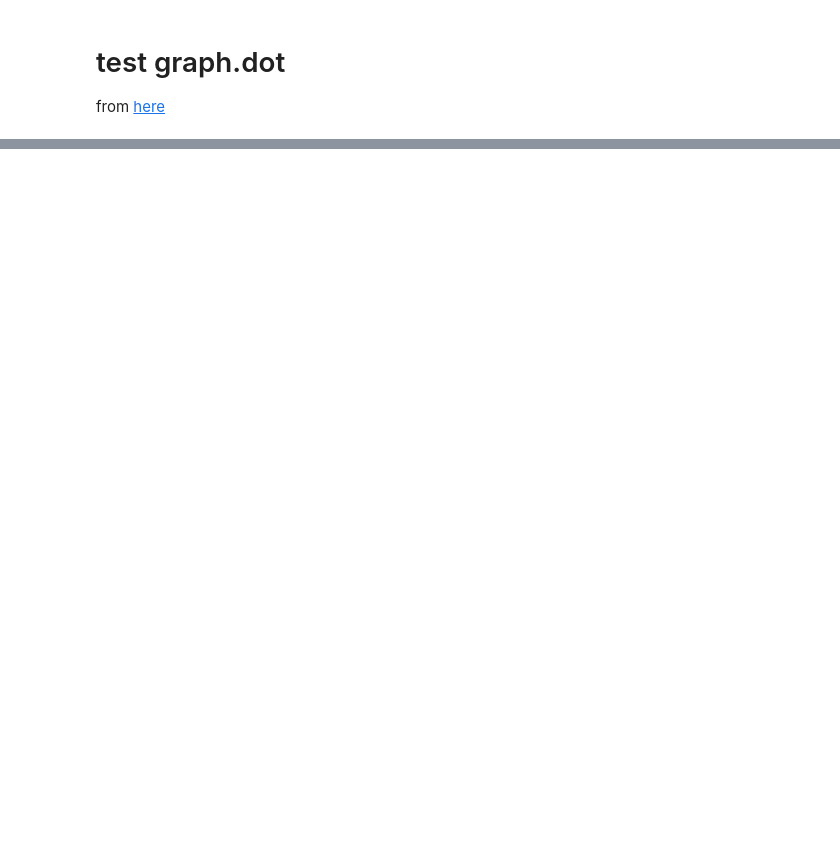
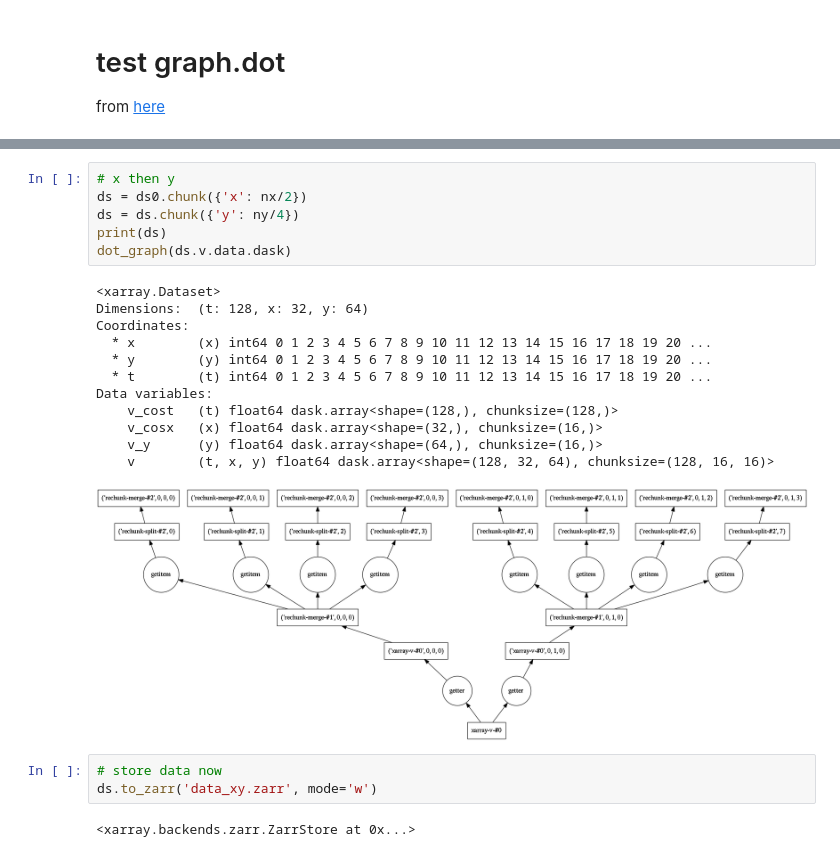
Before and after one commit to apatlpo/lops-array, a Jupyter notebook: sandbox/test_graph.ipynb, the cells around one changed output, grey strips where cells are left out. Saved outputs shown, nothing was run; the diff lists cells and outputs as text; blank space fills up the shorter version.

```diff
--- a/sandbox/test_graph.ipynb
+++ b/sandbox/test_graph.ipynb
@@ -57,0 +86,24 @@ print(dask.__version__)
+# %%
+# x then y
+ds = ds0.chunk({'x': nx/2})
+ds = ds.chunk({'y': ny/4})
+print(ds)
+dot_graph(ds.v.data.dask)
+# %% [output]
+<xarray.Dataset>
+Dimensions:  (t: 128, x: 32, y: 64)
+Coordinates:
+  * x        (x) int64 0 1 2 3 4 5 6 7 8 9 10 11 12 13 14 15 16 17 18 19 20 ...
+  * y        (y) int64 0 1 2 3 4 5 6 7 8 9 10 11 12 13 14 15 16 17 18 19 20 ...
+  * t        (t) int64 0 1 2 3 4 5 6 7 8 9 10 11 12 13 14 15 16 17 18 19 20 ...
+Data variables:
+    v_cost   (t) float64 dask.array<shape=(128,), chunksize=(128,)>
+    v_cosx   (x) float64 dask.array<shape=(32,), chunksize=(16,)>
+    v_y      (y) float64 dask.array<shape=(64,), chunksize=(16,)>
+    v        (t, x, y) float64 dask.array<shape=(128, 32, 64), chunksize=(128, 16, 16)>
+[figure, added]
+# %%
+# store data now
+ds.to_zarr('data_xy.zarr', mode='w')
+# %% [output]
+<xarray.backends.zarr.ZarrStore at 0x...>
```
Also changed, not shown: parts of 19 cells of this notebook, 1 other file.
